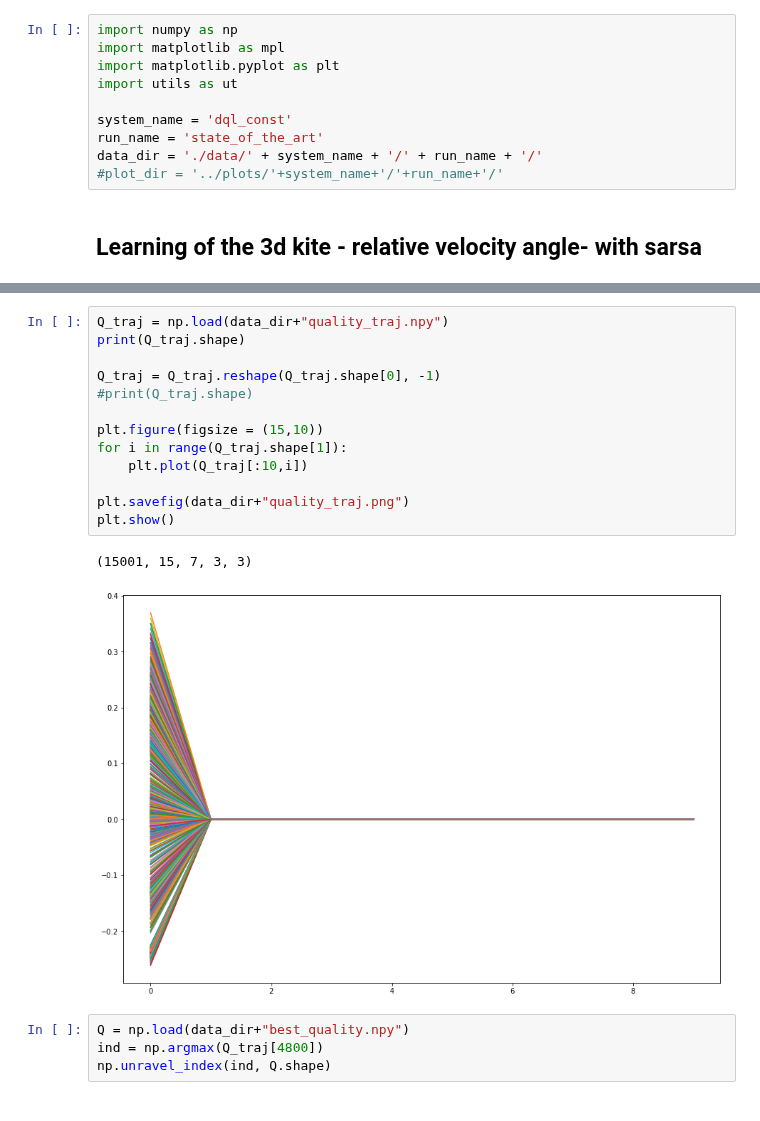
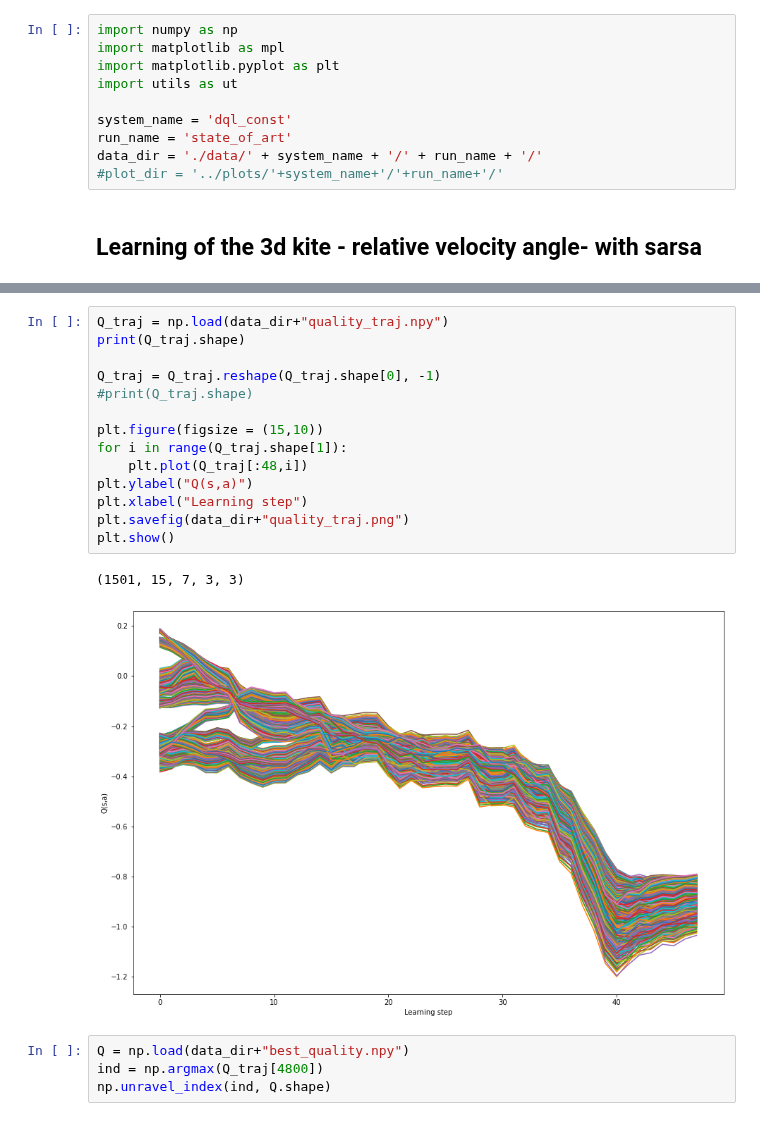
Before and after one commit to lorenzobasile/KiteRL, a Jupyter notebook: analyze_training.ipynb, the cells around one changed output, grey strips where cells are left out. Cells and saved outputs as stored; diff of their text form.

```diff
--- a/analyze_training.ipynb
+++ b/analyze_training.ipynb
@@ -5,7 +5,7 @@ import matplotlib.pyplot as plt
 import utils as ut
 
 system_name = 'dql_const'
-run_name = 'state_of_the_art'
+run_name = 'state_of_art'
 data_dir = './data/' + system_name + '/' + run_name + '/'
 #plot_dir = '../plots/'+system_name+'/'+run_name+'/'
 # %% [markdown]
@@ -68,19 +84,20 @@ plt.show()
 # %%
 Q_traj = np.load(data_dir+"quality_traj.npy")
 print(Q_traj.shape)
 
 Q_traj = Q_traj.reshape(Q_traj.shape[0], -1)
 #print(Q_traj.shape)
 
 plt.figure(figsize = (15,10))
 for i in range(Q_traj.shape[1]):
-    plt.plot(Q_traj[:10,i])
-
+    plt.plot(Q_traj[:48,i])
+plt.ylabel("Q(s,a)")
+plt.xlabel("Learning step")
 plt.savefig(data_dir+"quality_traj.png")
 plt.show()
 # %% [output]
-(15001, 15, 7, 3, 3)
+(1501, 15, 7, 3, 3)
-[figure, old version]
+[figure, new version]
 # %%
 Q = np.load(data_dir+"best_quality.npy")
 ind = np.argmax(Q_traj[4800])
```
Also changed, not shown: parts of 7 cells of this notebook, 2 other files.
